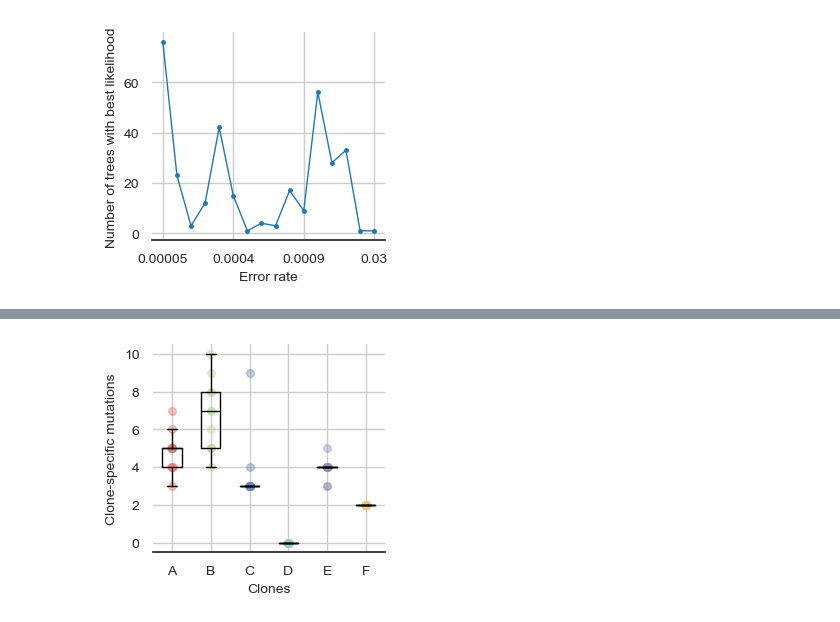
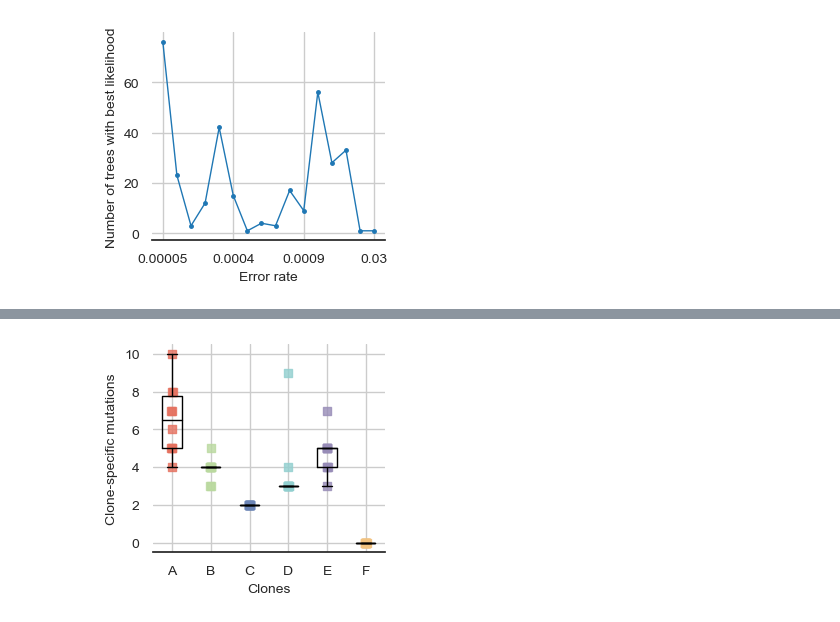
Before and after one commit to cbg-ethz/mt-SCITE, a Jupyter notebook: Notebooks/performance_P9855_ATAC.ipynb, the cells around one changed output, grey strips where cells are left out. Drawn from its saved outputs; the diff is of its cells as text; code cells hidden in the pictures.

```diff
--- a/Notebooks/performance_P9855_ATAC.ipynb
+++ b/Notebooks/performance_P9855_ATAC.ipynb
@@ -270,6 +270,13 @@ for error_rate, trees in all_trees.items():
         more_than_one_sample = clones_count.sum(axis=0) > 1
         p = purity(clones_count).loc[:, more_than_one_sample]
         #print(p)
+
+        # exclude mutations shared by all clones
+        p = p.T
+        p = p.mask((p.A > 0) & (p.B > 0) & (p.C > 0) & (p.D > 0) & (p.E > 0) & (p.F > 0))
+        p = p.dropna().T
+
+
         # Average purity
         avg_purity = p.max(axis=0).mean()
         avg_purities.append(avg_purity)
@@ -373,12 +362,13 @@ for error_rate, trees in all_trees.items():
         clones_count = dfs_clones_count(t, clones_map, all_clones, source_node=get_root_node(t))
         more_than_one_sample = clones_count.sum(axis=0) > 1
         p = purity(clones_count).loc[:, more_than_one_sample]
-        purities = p.T.apply(pd.value_counts).fillna(0)
+        purities = p.T.apply(pd.value_counts).fillna(0) # order is changed here
         pure_nodes = purities.iloc[-1]
         pure_nodes = pure_nodes.reset_index()
         pure_nodes.columns = ['clone', str(error_rate)]
         df = pd.concat([df, pure_nodes], axis=1)
 
+index = df.iloc[:, 0].tolist()
 df.index = index
 
 # remove duplicate clone columns
@@ -389,8 +379,9 @@ df = df.drop(df.filter(regex='clone').columns, axis=1)
 n_purities = df.groupby(by=df.columns, axis=1).apply(lambda g: g.mean(axis=1) if isinstance(g.iloc[0,0], numbers.Number) else g.iloc[:,0])
 
 
-# get error rates with an average purity > 70%
-good_error_rates = performance.query('avg_purity_more_than_one_sample > 0.75').index.to_list()
+# get error rates with an average purity > 90%
+good_error_rates = performance.query('avg_purity_more_than_one_sample > 0.9').index.to_list()
+
 
 # get only these columns
 n_purities_good_error_rates = n_purities[good_error_rates]
@@ -437,0 +409,10 @@ hej
+# %%
+# Prepare df for plotting
+hej = n_purities_good_error_rates.copy()
+
+hej = hej.drop('mean_pure_nodes_clone', axis=1)
+hej = hej.T
+
+# order axis
+hej = hej.reindex(sorted(hej.columns), axis=1)
+hej
@@ -583,27 +579,28 @@ Name: n trees, dtype: int64
 # %%
 # Clone specific mutations
 
 with plot_style(figsize=(3, 2.7), ticklabelsize=10, labelsize=10):
     plt.grid(axis='both')
     #plt.xscale('log')
     plt.xlabel('Clones')
     plt.ylabel('Clone-specific mutations')
 
     vals, names, xs = [],[],[]
     for i, col in enumerate(hej.columns):
         vals.append(hej[col].values)
         names.append(col)
         xs.append(np.random.normal(i + 1, 0.01, hej[col].values.shape[0]))  # adds jitter to the data points
     #print(names)
 
     boxplot = plt.boxplot(vals, labels=names, showfliers=False)# patch_artist=True)
     palette = ['#E5715F', '#BAD99F', '#6C85B6', '#91CFCF', '#978CB7', '#F2C381']
+
     for median in boxplot['medians']:
         median.set_color('black')
     for x, val, c in zip(xs, vals, palette):
-        plt.scatter(x, val, alpha=0.4, color=c, marker='o', s=30)
+        plt.scatter(x, val, alpha=0.8, color=c, marker='s', s=40)
 
-    #plt.savefig('../../data/P9855_figures/n_clone_muts.svg', dpi=300, bbox_inches='tight', transparent=True)
-    #plt.savefig('../../data/P9855_figures/n_clone_muts.jpg', dpi=300, bbox_inches='tight', transparent=True)
+    plt.savefig('../../data/P9855_figures/n_clone_muts.svg', dpi=300, bbox_inches='tight', transparent=True)
+    plt.savefig('../../data/P9855_figures/n_clone_muts.jpg', dpi=300, bbox_inches='tight', transparent=True)
 # %% [output]
-[figure, old version]
+[figure, new version]
```
Also changed, not shown: parts of 8 cells of this notebook, 1 other file.
